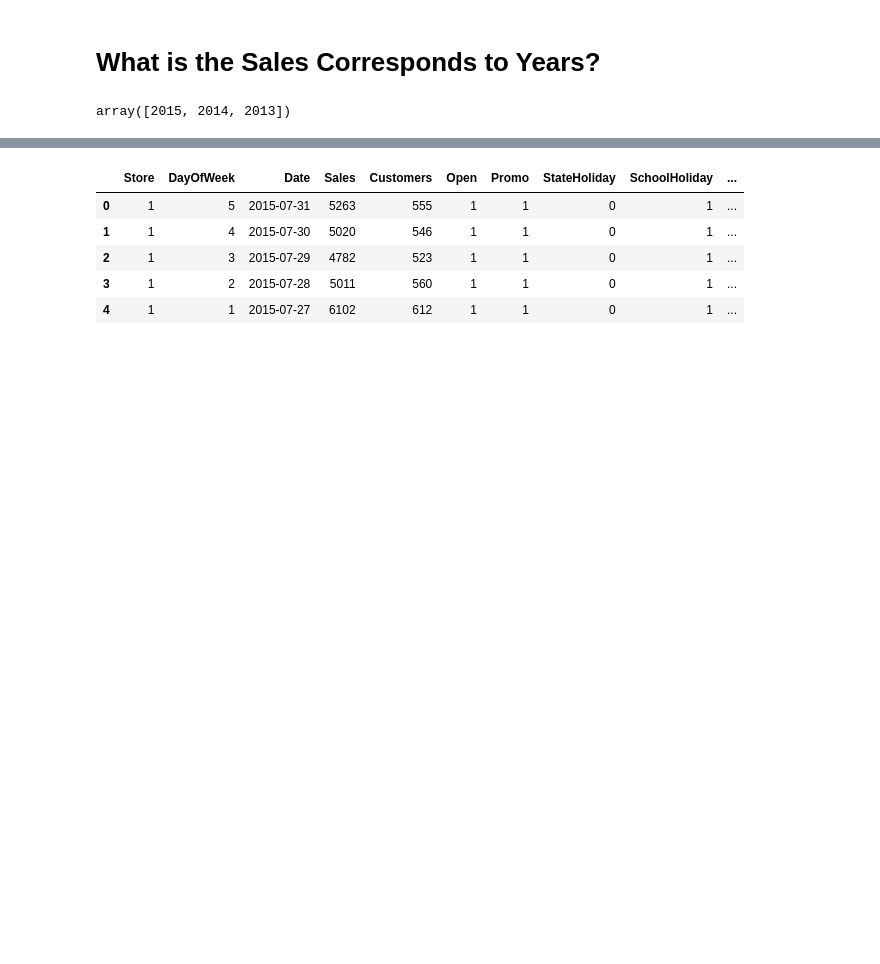
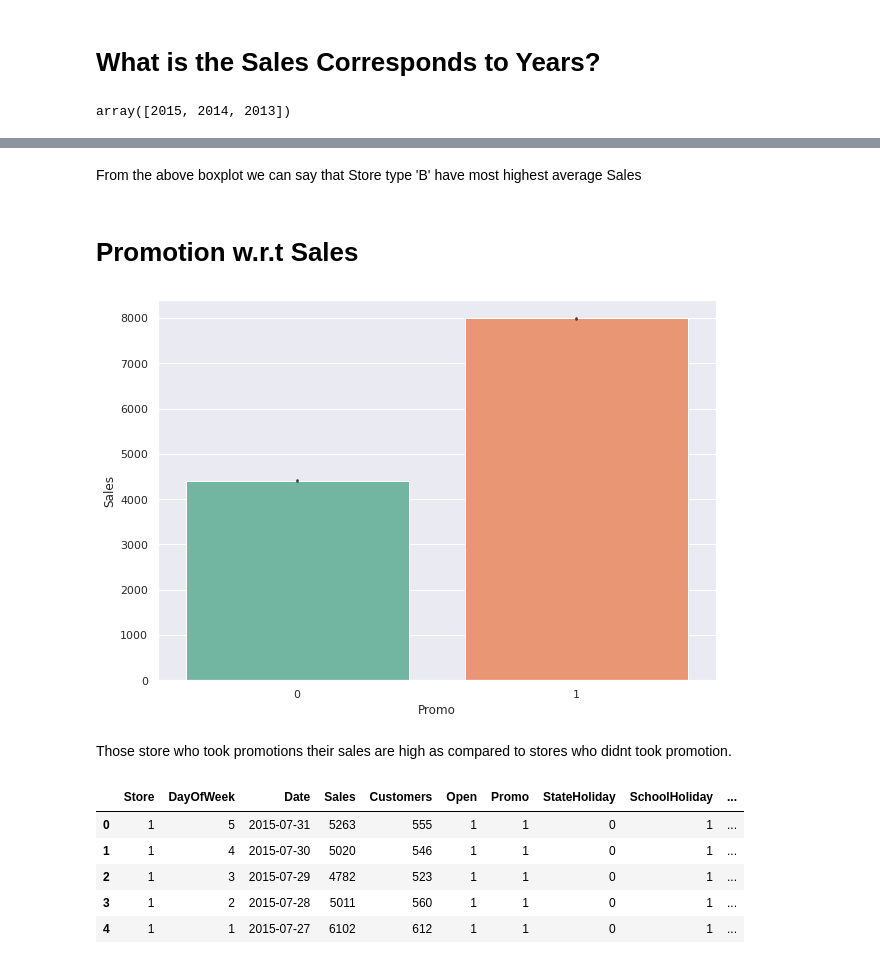
Before and after one commit to SaniyaBubere/ML_Regression_Retails_Sales_Prediction, a Jupyter notebook: ML_Regression_Retails_sales_Prediction.ipynb, the cells around one changed output, grey strips where cells are left out. Cells and saved outputs as stored; diff of their text form; code cells hidden in the pictures; blank space fills up the shorter version.

```diff
--- a/ML_Regression_Retails_sales_Prediction.ipynb
+++ b/ML_Regression_Retails_sales_Prediction.ipynb
@@ -604,3 +639,14 @@ sns.boxplot(x="StoreType", y="Sales", data=df,palette='rainbow')
+# %% [markdown]
+From the above boxplot we can say that Store type 'B' have most highest average Sales
+# %% [markdown]
+# **Promotion w.r.t Sales**
+# %%
+#
+promo_sales = sns.barplot(x="Promo", y="Sales", data=df, palette="Set2")
+# %% [output]
+[figure, added]
+# %% [markdown]
+ Those store who took promotions their sales are high as compared to stores who didnt took promotion.
 # %%
 df.head()
 # %% [output]
```
Also changed, not shown: parts of 26 cells of this notebook.
